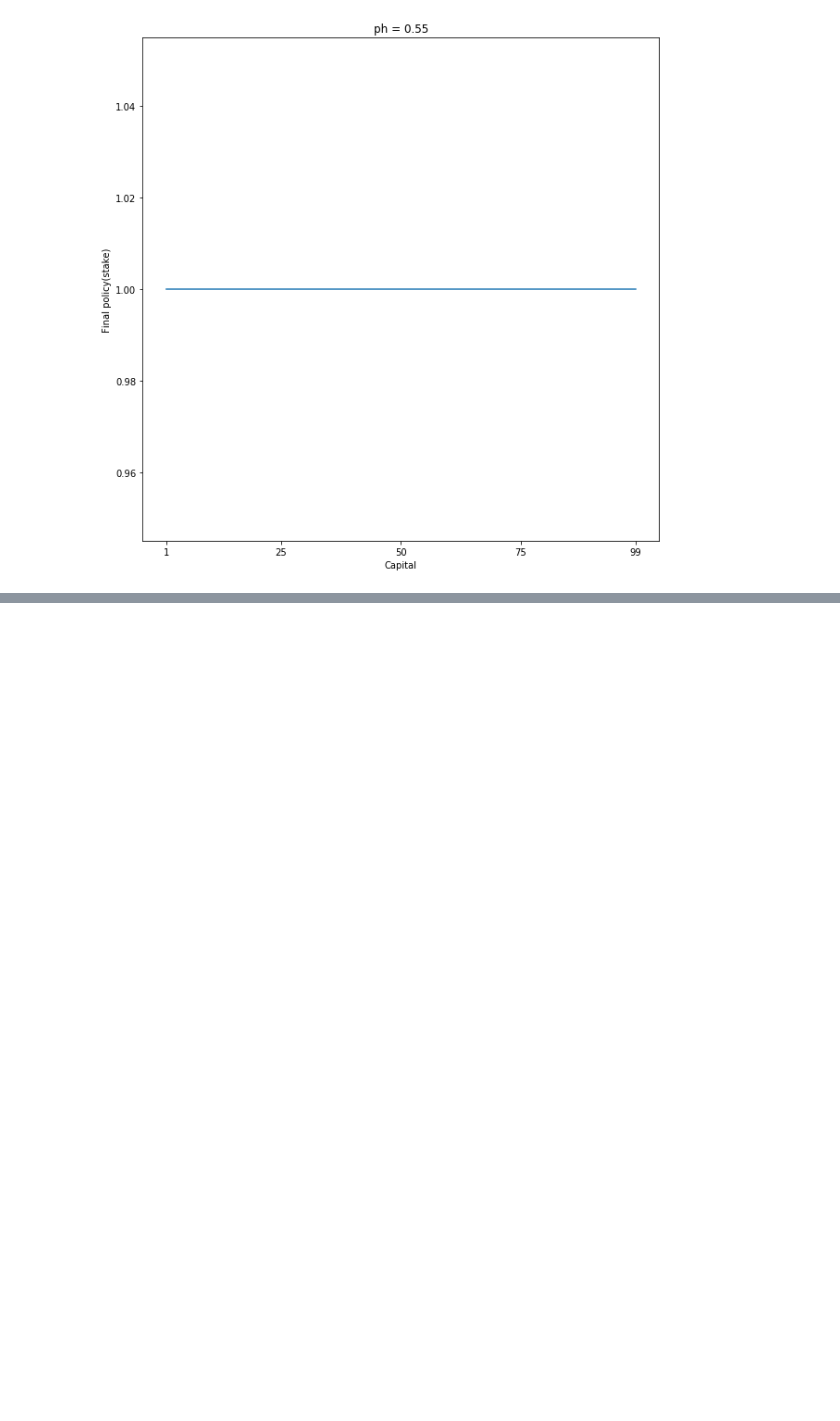
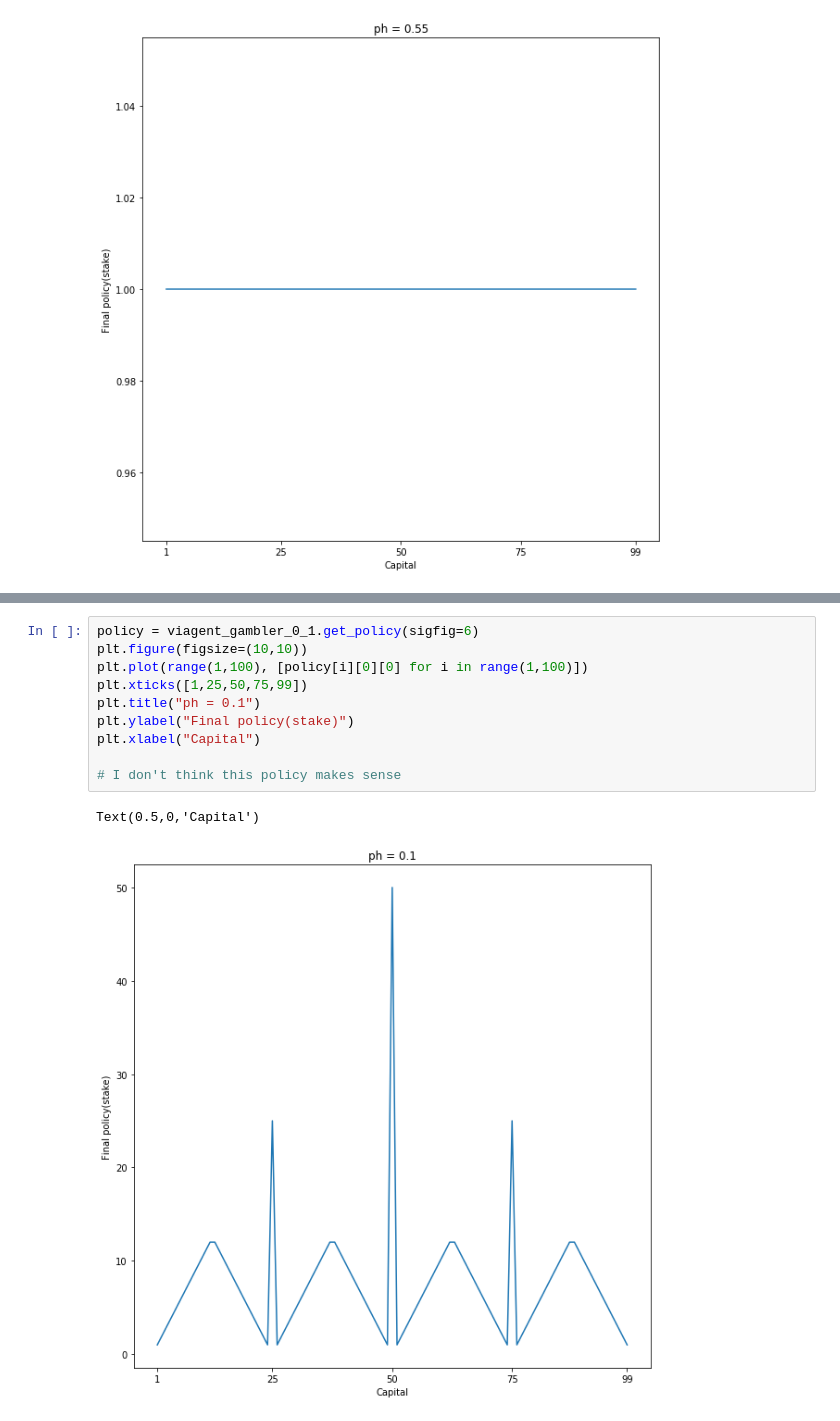
Before and after one commit to kai32/ReinforcementLearning, a Jupyter notebook: chapter 3,4.ipynb, the cells around one changed output, grey strips where cells are left out. Saved outputs shown, nothing was run; the diff lists cells and outputs as text; blank space fills up the shorter version.

```diff
--- a/chapter 3,4.ipynb
+++ b/chapter 3,4.ipynb
@@ -838,0 +864,13 @@ Text(0.5,0,'Capital')
+# %%
+policy = viagent_gambler_0_1.get_policy(sigfig=6)
+plt.figure(figsize=(10,10))
+plt.plot(range(1,100), [policy[i][0][0] for i in range(1,100)])
+plt.xticks([1,25,50,75,99])
+plt.title("ph = 0.1")
+plt.ylabel("Final policy(stake)")
+plt.xlabel("Capital")
+
+# I don't think this policy makes sense
+# %% [output]
+Text(0.5,0,'Capital')
+[figure, added]
```
Also changed, not shown: parts of 7 cells of this notebook.
